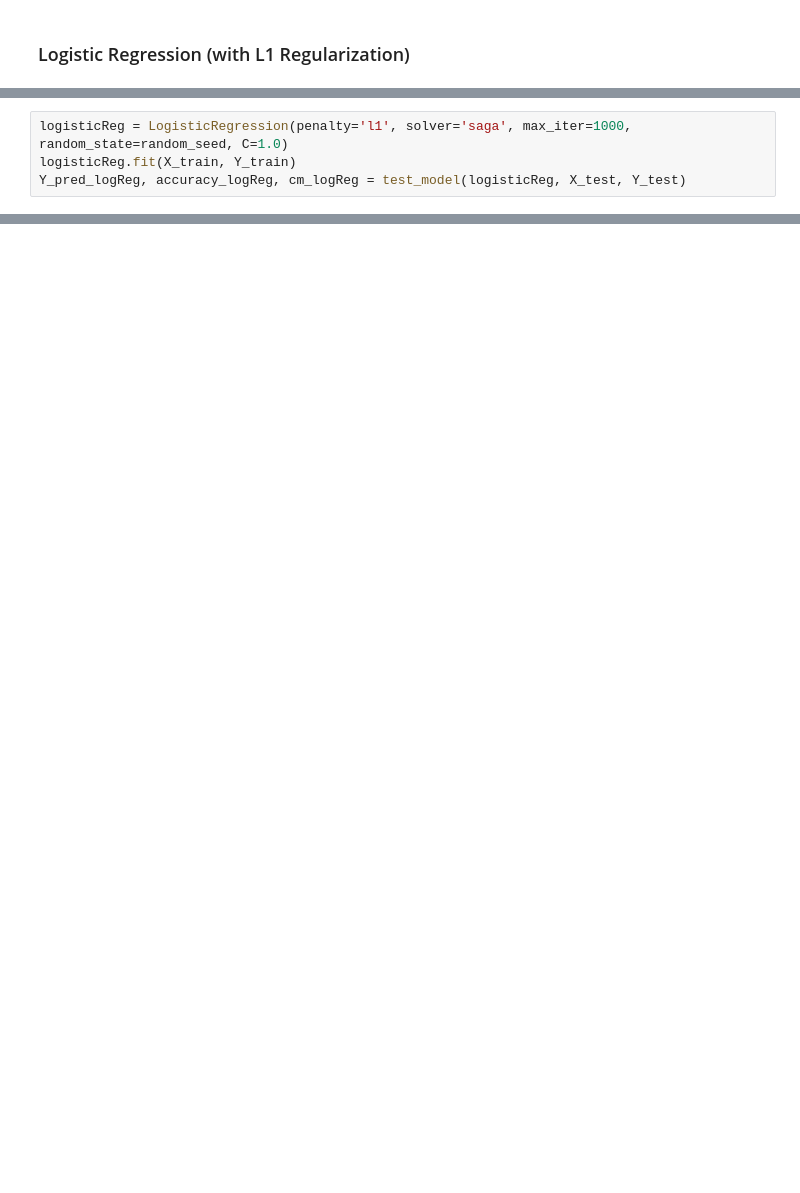
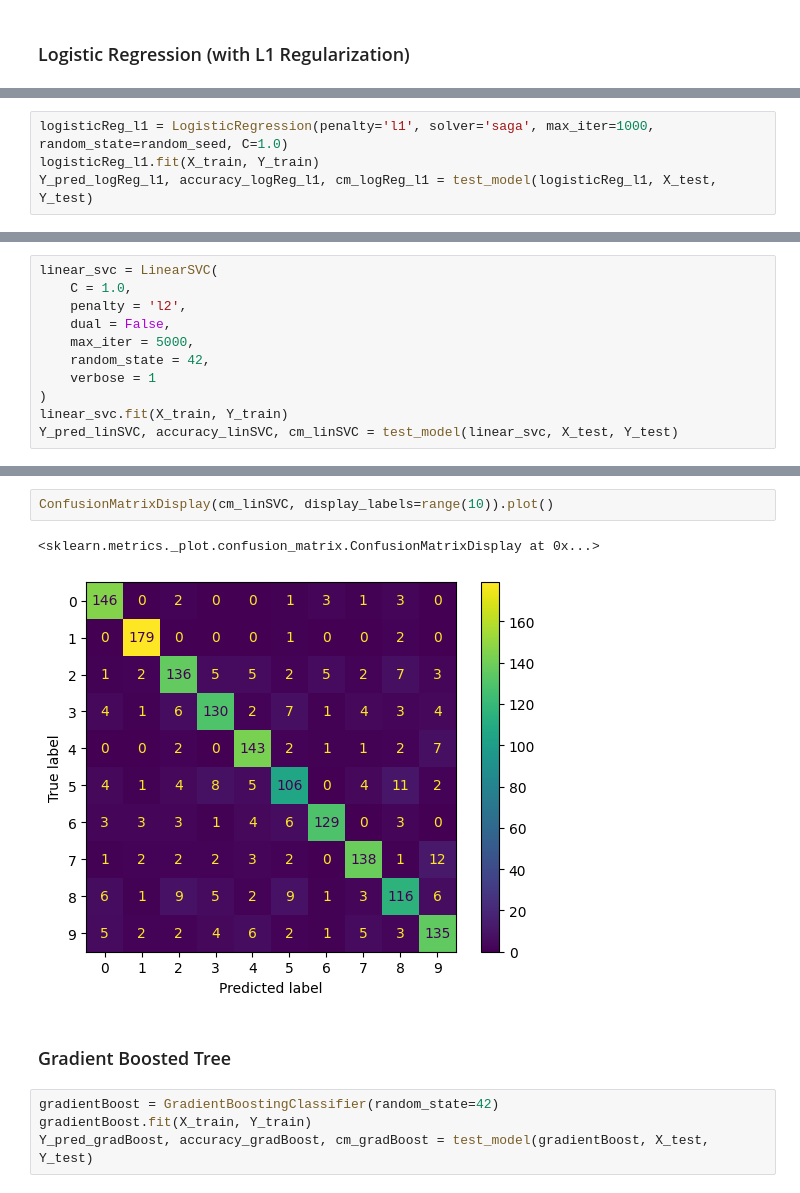
Before and after one commit to ThomasPrins1/MachineLearning_EE, a Jupyter notebook: Project_CE_IMG/project_notebook.ipynb, the cells around one changed output, grey strips where cells are left out. Cells and saved outputs as stored; diff of their text form; blank space fills up the shorter version.

```diff
--- a/Project_CE_IMG/project_notebook.ipynb
+++ b/Project_CE_IMG/project_notebook.ipynb
@@ -140,5 +200,5 @@ def test_model (model,X,Y):
 # %%
-logisticReg = LogisticRegression(penalty='l1', solver='saga', max_iter=1000, random_state=random_seed, C=1.0)
-logisticReg.fit(X_train, Y_train)
-Y_pred_logReg, accuracy_logReg, cm_logReg = test_model(logisticReg, X_test, Y_test)
+logisticReg_l1 = LogisticRegression(penalty='l1', solver='saga', max_iter=1000, random_state=random_seed, C=1.0)
+logisticReg_l1.fit(X_train, Y_train)
+Y_pred_logReg_l1, accuracy_logReg_l1, cm_logReg_l1 = test_model(logisticReg_l1, X_test, Y_test)
 # %%
@@ -181,0 +240,11 @@ Sparsity ratio in Logistic Regression with L1 regularization: 0.5392
+# %%
+linear_svc = LinearSVC(
+    C = 1.0,
+    penalty = 'l2',
+    dual = False,
+    max_iter = 5000,
+    random_state = 42,
+    verbose = 1
+)
+linear_svc.fit(X_train, Y_train)
+Y_pred_linSVC, accuracy_linSVC, cm_linSVC = test_model(linear_svc, X_test, Y_test)
@@ -181,0 +274,11 @@ Sparsity ratio in Logistic Regression with L1 regularization: 0.5392
+# %%
+ConfusionMatrixDisplay(cm_linSVC, display_labels=range(10)).plot()
+# %% [output]
+<sklearn.metrics._plot.confusion_matrix.ConfusionMatrixDisplay at 0x...>
+[figure, added]
+# %% [markdown]
+### Gradient Boosted Tree
+# %%
+gradientBoost = GradientBoostingClassifier(random_state=42)
+gradientBoost.fit(X_train, Y_train)
+Y_pred_gradBoost, accuracy_gradBoost, cm_gradBoost = test_model(gradientBoost, X_test, Y_test)
```
Also changed, not shown: parts of 33 cells of this notebook.
